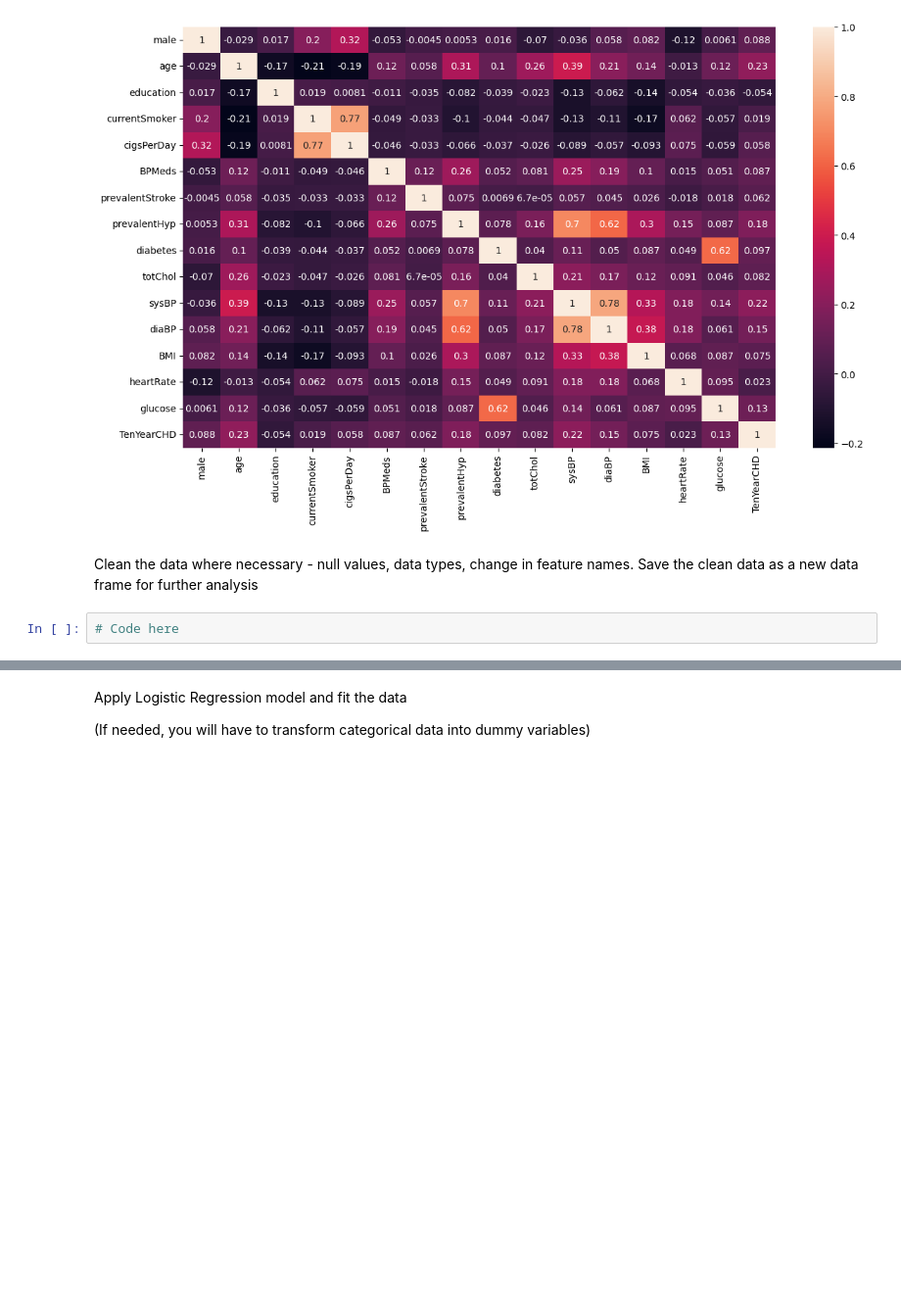
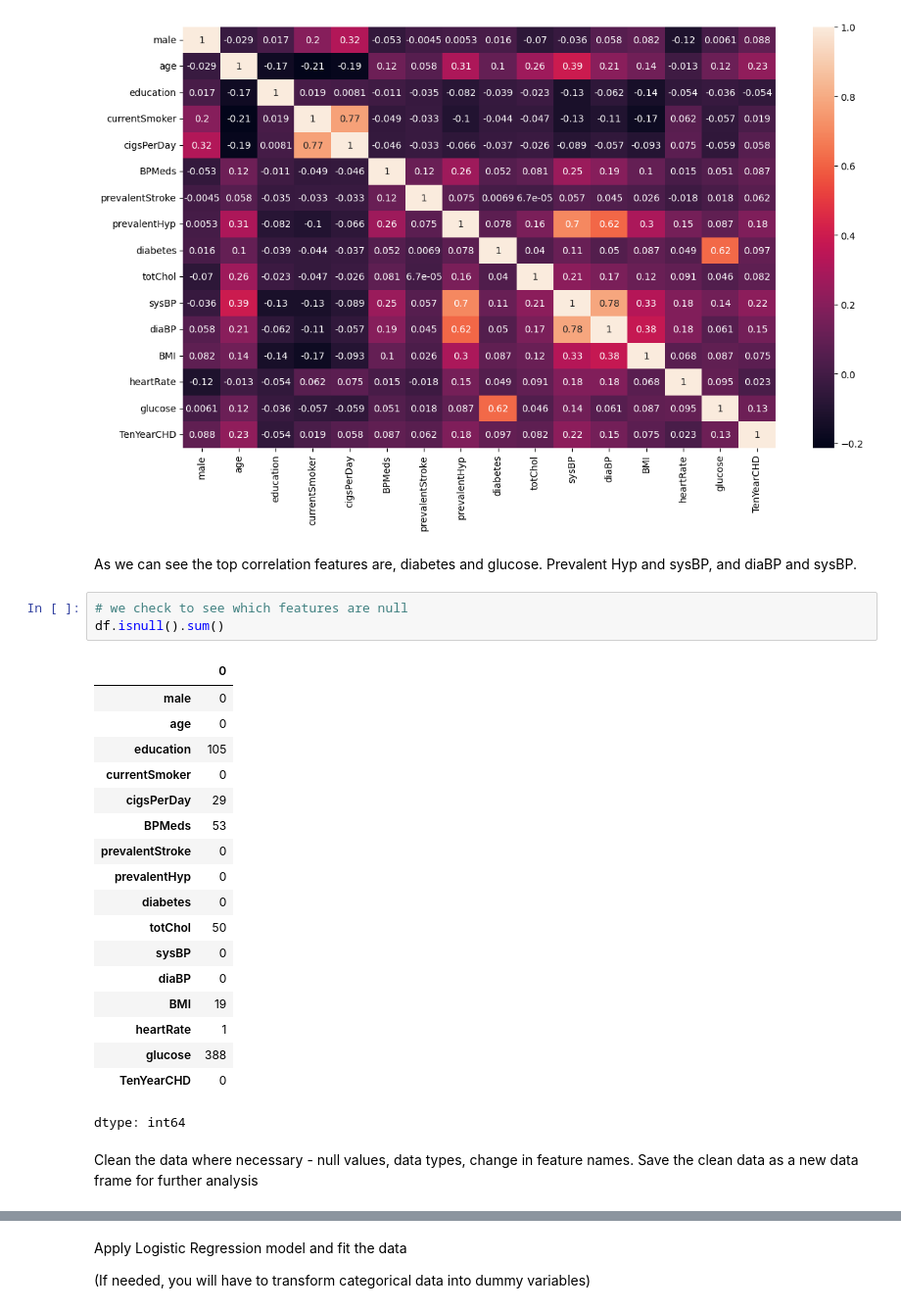
Before and after one commit to AlexanderG40/Data-Science, a Jupyter notebook: Week10_Assignment_10_1.ipynb, the cells around one changed output, grey strips where cells are left out. Shown at 98% size. Drawn from its saved outputs; the diff is of its cells as text; blank space fills up the shorter version.

```diff
--- a/Week10_Assignment_10_1.ipynb
+++ b/Week10_Assignment_10_1.ipynb
@@ -85,7 +85,29 @@ sns.heatmap(df.corr(), annot=True)
 plt.show()
 # %% [output]
 [figure]
+# %% [markdown]
+As we can see the top correlation features are, diabetes and glucose. Prevalent Hyp and sysBP, and diaBP and sysBP.
+# %%
+# we check to see which features are null
+df.isnull().sum()
+# %% [output]
+|  | 0 |
+| male | 0 |
+| age | 0 |
+| education | 105 |
+| currentSmoker | 0 |
+| cigsPerDay | 29 |
+| BPMeds | 53 |
+| prevalentStroke | 0 |
+| prevalentHyp | 0 |
+| diabetes | 0 |
+| totChol | 50 |
+| sysBP | 0 |
+| diaBP | 0 |
+| BMI | 19 |
+| heartRate | 1 |
+| glucose | 388 |
+| TenYearCHD | 0 |
+dtype: int64
 # %% [markdown]
 Clean the data where necessary - null values, data types, change in feature names. Save the clean data as a new data frame for further analysis
-# %%
-# Code here
```
Also changed, not shown: parts of 20 cells of this notebook.
